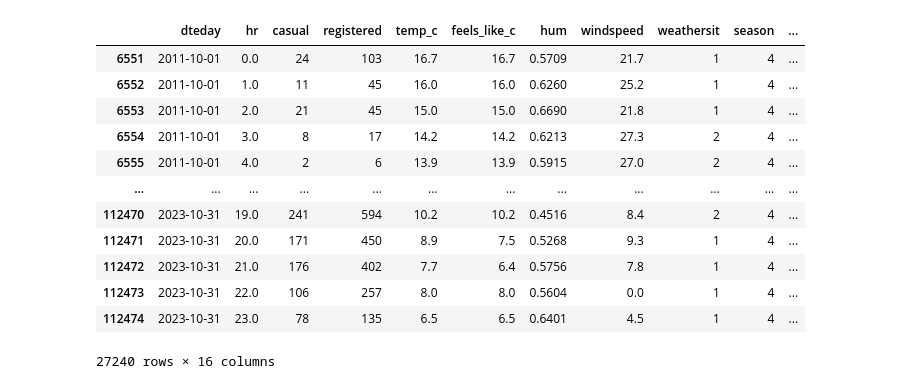
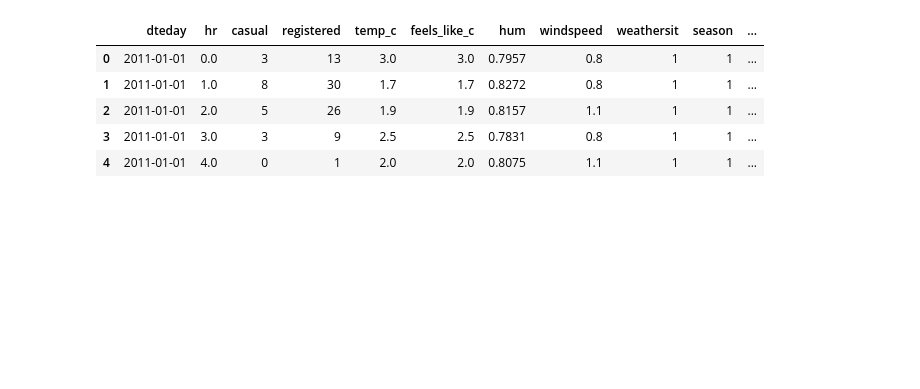
Before and after one commit to jrfanfan/Android_temp_con, a Jupyter notebook: notebooks/starter_bikes.ipynb, the cells around one changed output. Drawn from its saved outputs; the diff is of its cells as text; code cells hidden in the pictures; blank space fills up the shorter version.

```diff
--- a/notebooks/starter_bikes.ipynb
+++ b/notebooks/starter_bikes.ipynb
@@ -19,3 +15,0 @@ bikes.head()
-# %%
-# Add casual and registered bikes rent per day
-bikes['bikes_rent'] = bikes['casual'] + bikes['registered']
@@ -22,22 +19,14 @@ bikes['bikes_rent'] = bikes['casual'] + bikes['registered']
 # %%
 bikes['dteday'] = pd.to_datetime(bikes['dteday'])
 bikes['day'] = bikes['dteday'].dt.day
 bikes['month'] = bikes['dteday'].dt.month
 bikes['year'] = bikes['dteday'].dt.year
+
+bikes.head()
+# %% [output]
+|  | dteday | hr | casual | registered | temp_c | feels_like_c | hum | windspeed | weathersit | season | ... |
+| 0 | 2011-01-01 | 0.0 | 3 | 13 | 3.0 | 3.0 | 0.7957 | 0.8 | 1 | 1 | ... |
+| 1 | 2011-01-01 | 1.0 | 8 | 30 | 1.7 | 1.7 | 0.8272 | 0.8 | 1 | 1 | ... |
+| 2 | 2011-01-01 | 2.0 | 5 | 26 | 1.9 | 1.9 | 0.8157 | 1.1 | 1 | 1 | ... |
+| 3 | 2011-01-01 | 3.0 | 3 | 9 | 2.5 | 2.5 | 0.7831 | 0.8 | 1 | 1 | ... |
+| 4 | 2011-01-01 | 4.0 | 0 | 1 | 2.0 | 2.0 | 0.8075 | 1.1 | 1 | 1 | ... |
-# %%
-# months: october, november and december.
-bikes[bikes['month'].isin([10, 11, 12])]
-# %% [output]
-|  | dteday | hr | casual | registered | temp_c | feels_like_c | hum | windspeed | weathersit | season | ... |
-| 6551 | 2011-10-01 | 0.0 | 24 | 103 | 16.7 | 16.7 | 0.5709 | 21.7 | 1 | 4 | ... |
-| 6552 | 2011-10-01 | 1.0 | 11 | 45 | 16.0 | 16.0 | 0.6260 | 25.2 | 1 | 4 | ... |
-| 6553 | 2011-10-01 | 2.0 | 21 | 45 | 15.0 | 15.0 | 0.6690 | 21.8 | 1 | 4 | ... |
-| 6554 | 2011-10-01 | 3.0 | 8 | 17 | 14.2 | 14.2 | 0.6213 | 27.3 | 2 | 4 | ... |
-| 6555 | 2011-10-01 | 4.0 | 2 | 6 | 13.9 | 13.9 | 0.5915 | 27.0 | 2 | 4 | ... |
-| ... | ... | ... | ... | ... | ... | ... | ... | ... | ... | ... | ... |
-| 112470 | 2023-10-31 | 19.0 | 241 | 594 | 10.2 | 10.2 | 0.4516 | 8.4 | 2 | 4 | ... |
-| 112471 | 2023-10-31 | 20.0 | 171 | 450 | 8.9 | 7.5 | 0.5268 | 9.3 | 1 | 4 | ... |
-| 112472 | 2023-10-31 | 21.0 | 176 | 402 | 7.7 | 6.4 | 0.5756 | 7.8 | 1 | 4 | ... |
-| 112473 | 2023-10-31 | 22.0 | 106 | 257 | 8.0 | 8.0 | 0.5604 | 0.0 | 1 | 4 | ... |
-| 112474 | 2023-10-31 | 23.0 | 78 | 135 | 6.5 | 6.5 | 0.6401 | 4.5 | 1 | 4 | ... |
-27240 rows × 16 columns
```
Also changed, not shown: parts of 11 cells of this notebook.
